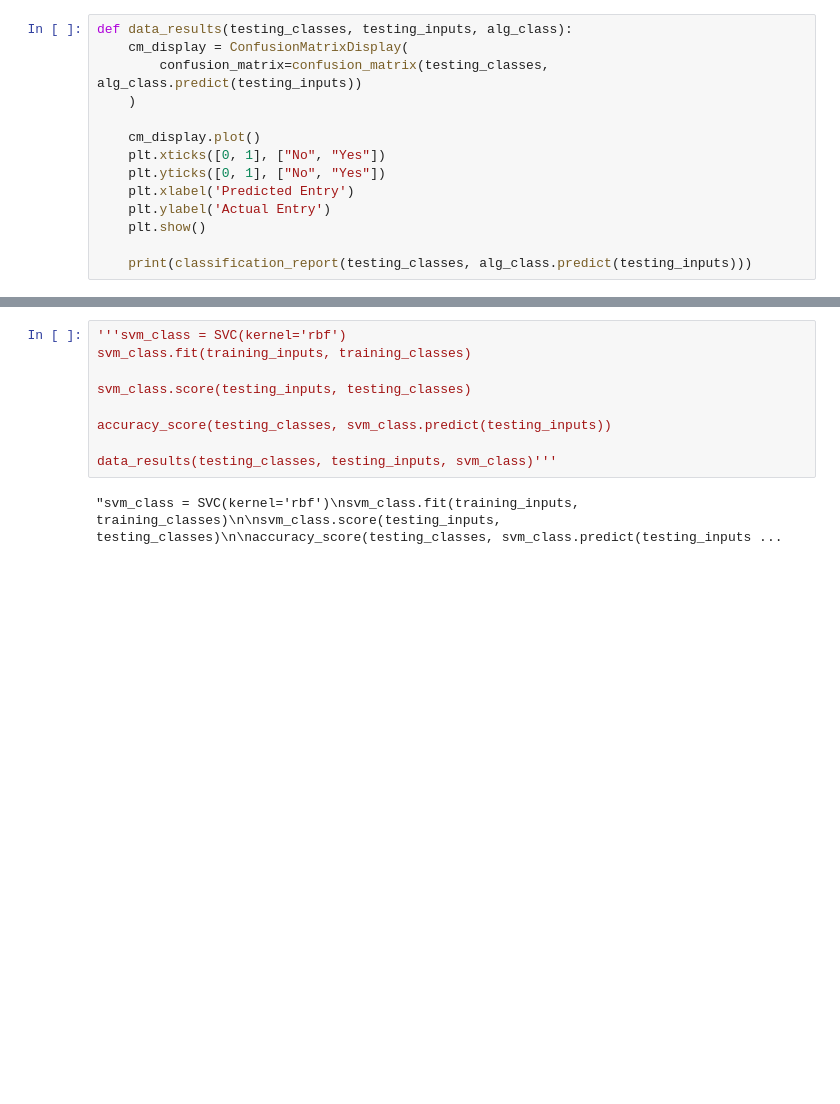
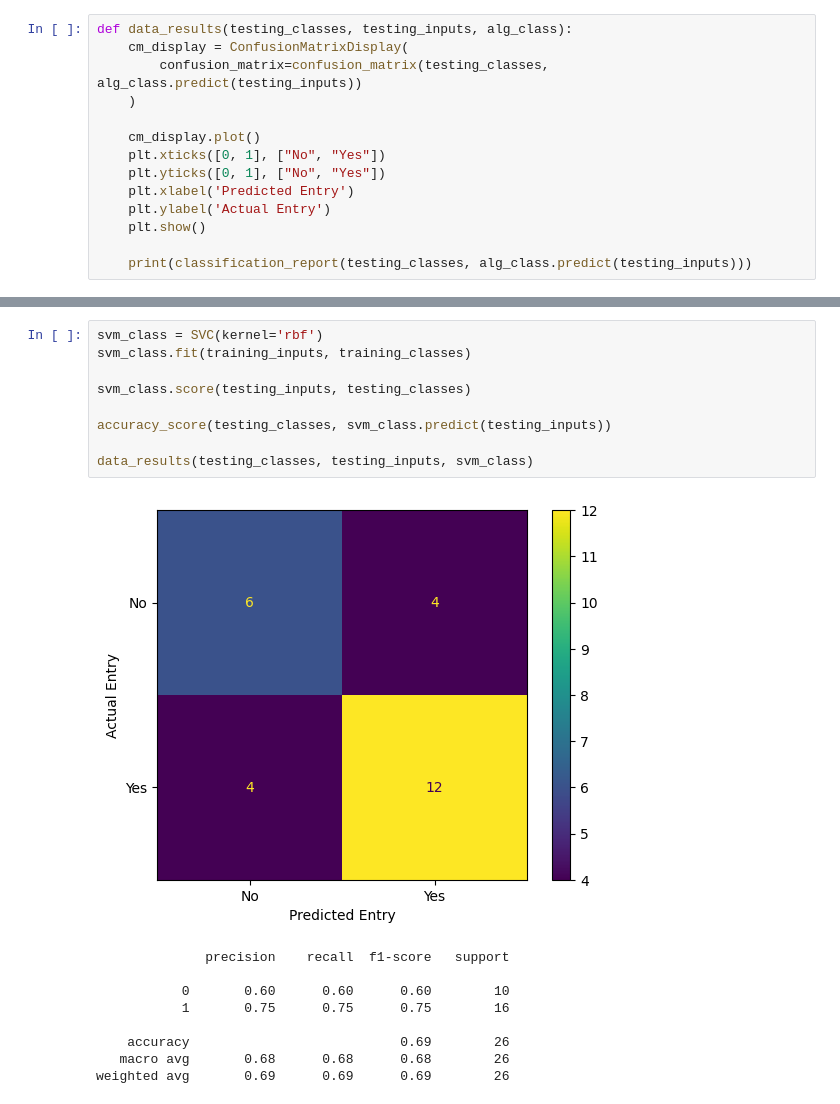
Before and after one commit to sirkotal/feup-ac, a Jupyter notebook: training.ipynb, the cells around one changed output, grey strips where cells are left out. Cells and saved outputs as stored; diff of their text form; blank space fills up the shorter version.

```diff
--- a/training.ipynb
+++ b/training.ipynb
@@ -144,12 +167,20 @@ data_results(testing_classes, testing_inputs, nb_class)'''
 # %%
-'''svm_class = SVC(kernel='rbf')
+svm_class = SVC(kernel='rbf')
 svm_class.fit(training_inputs, training_classes)
 
 svm_class.score(testing_inputs, testing_classes)
 
 accuracy_score(testing_classes, svm_class.predict(testing_inputs))
 
-data_results(testing_classes, testing_inputs, svm_class)'''
+data_results(testing_classes, testing_inputs, svm_class)
 # %% [output]
+[figure, added]
-"svm_class = SVC(kernel='rbf')\nsvm_class.fit(training_inputs, training_classes)\n\nsvm_class.score(testing_inputs, testing_classes)\n\naccuracy_score(testing_classes, svm_class.predict(testing_inputs ...
+              precision    recall  f1-score   support
+
+           0       0.60      0.60      0.60        10
+           1       0.75      0.75      0.75        16
+
+    accuracy                           0.69        26
+   macro avg       0.68      0.68      0.68        26
+weighted avg       0.69      0.69      0.69        26
 # %%
```
Also changed, not shown: parts of 8 cells of this notebook, 3 other files.
